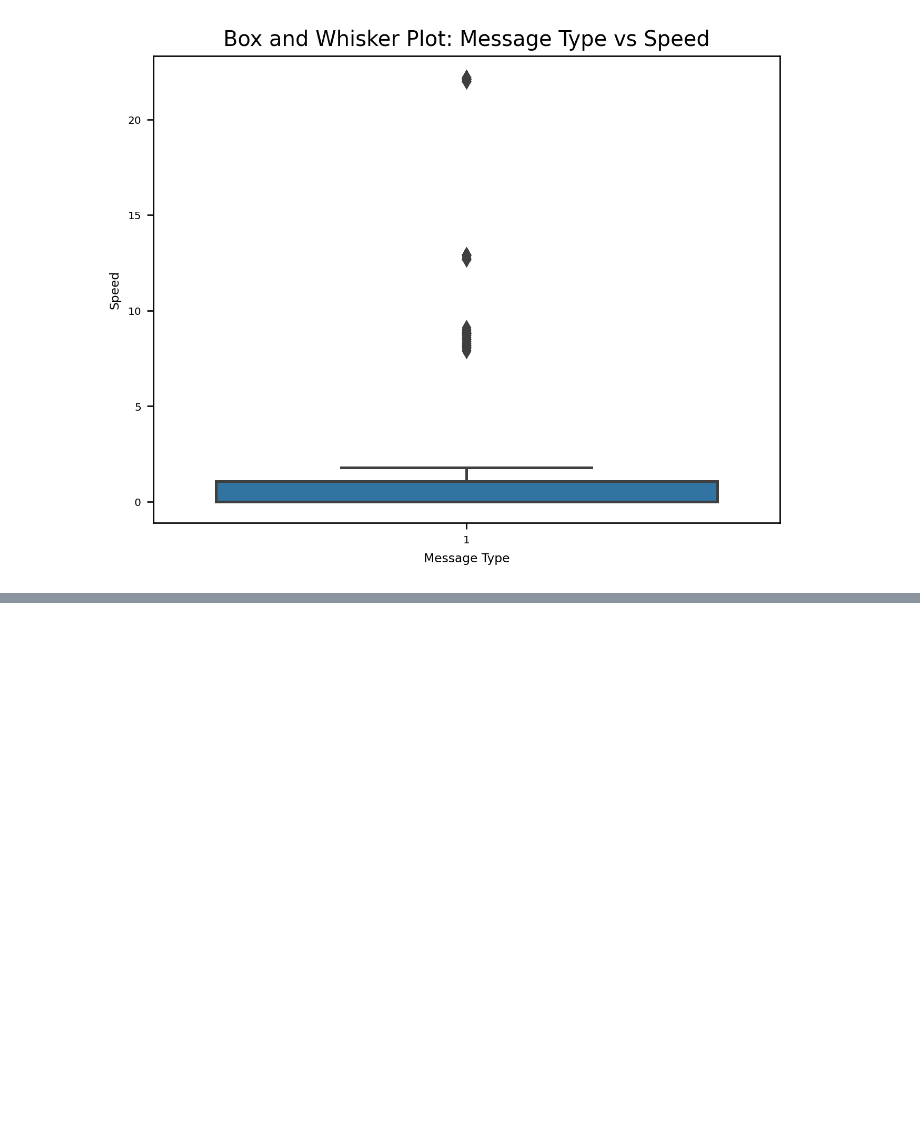
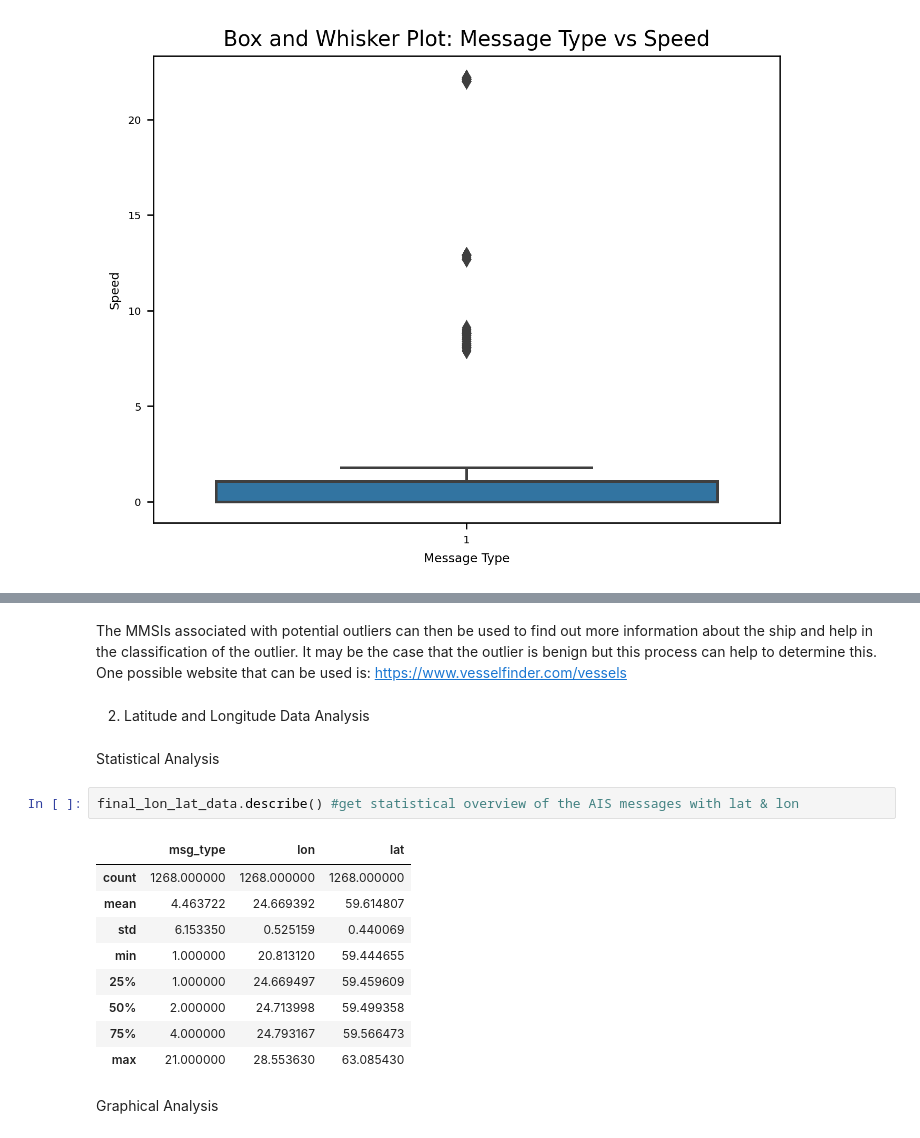
Before and after one commit to mtsok/AIS-Data-Analysis-a1824724, a Jupyter notebook: Mos_AIS_Analysis.ipynb, the cells around one changed output, grey strips where cells are left out. Saved outputs shown, nothing was run; the diff lists cells and outputs as text; blank space fills up the shorter version.

```diff
--- a/Mos_AIS_Analysis.ipynb
+++ b/Mos_AIS_Analysis.ipynb
@@ -188 +301,22 @@ final_lon_lat_data
+# %% [markdown]
+The MMSIs associated with potential outliers can then be used to find out more information about the ship and help in the classification of the outlier. It may be the case that the outlier is benign but this process can help to determine this.
+One possible website that can be used is: https://www.vesselfinder.com/vessels
+# %% [markdown]
+2. Latitude and Longitude Data Analysis
+# %% [markdown]
+Statistical Analysis
+# %%
+final_lon_lat_data.describe() #get statistical overview of the AIS messages with lat & lon
+# %% [output]
+|  | msg_type | lon | lat |
+| count | 1268.000000 | 1268.000000 | 1268.000000 |
+| mean | 4.463722 | 24.669392 | 59.614807 |
+| std | 6.153350 | 0.525159 | 0.440069 |
+| min | 1.000000 | 20.813120 | 59.444655 |
+| 25% | 1.000000 | 24.669497 | 59.459609 |
+| 50% | 2.000000 | 24.713998 | 59.499358 |
+| 75% | 4.000000 | 24.793167 | 59.566473 |
+| max | 21.000000 | 28.553630 | 63.085430 |
+# %% [markdown]
+Graphical Analysis
 # %%
```
Also changed, not shown: parts of 66 cells of this notebook, 2 other files.
